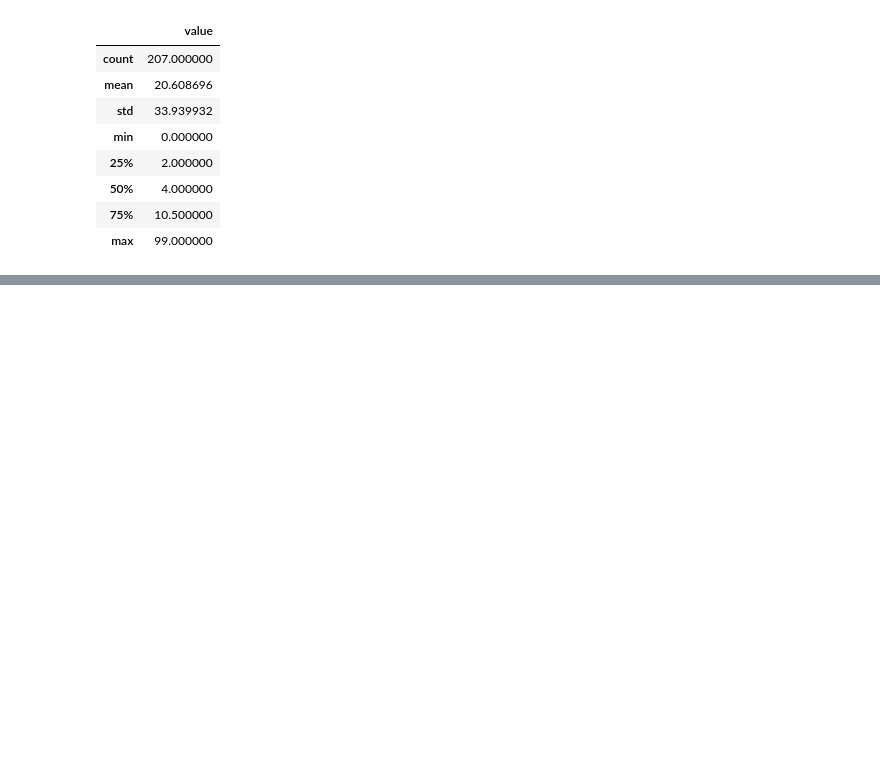
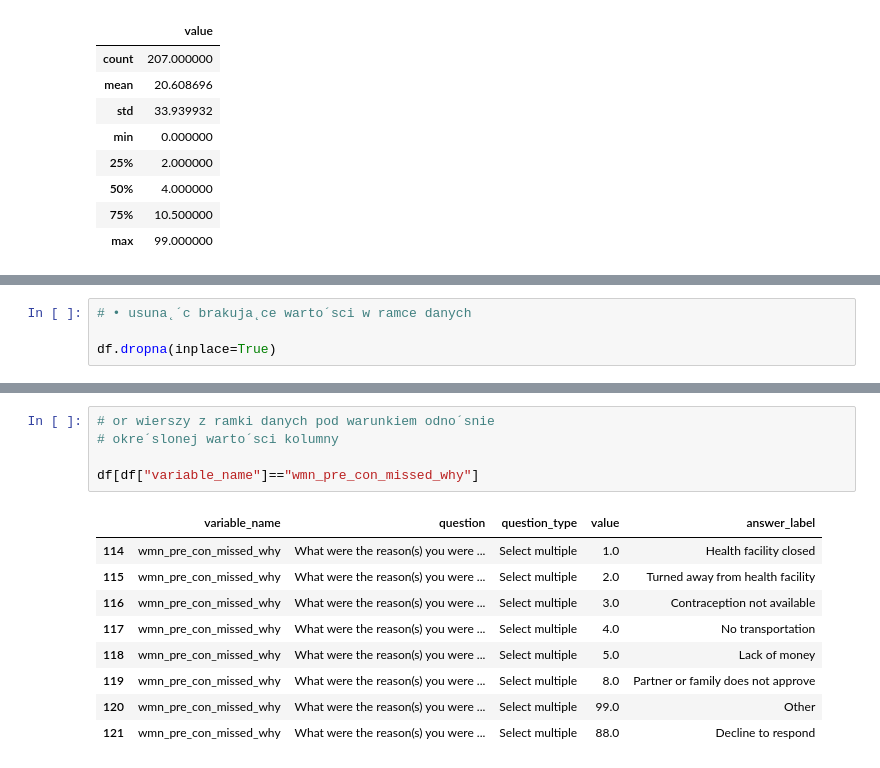
Before and after one commit to hgf700/Lessons_About_Data, a Jupyter notebook: Lab1/Untitled.ipynb, the cells around one changed output, grey strips where cells are left out. Drawn from its saved outputs; the diff is of its cells as text; blank space fills up the shorter version.

```diff
--- a/Lab1/Untitled.ipynb
+++ b/Lab1/Untitled.ipynb
@@ -118,0 +134,4 @@ df.describe()
+# %%
+# • usuna˛´c brakuja˛ce warto´sci w ramce danych
+
+df.dropna(inplace=True)
@@ -118,0 +177,15 @@ df.describe()
+# %%
+# or wierszy z ramki danych pod warunkiem odno´snie
+# okre´slonej warto´sci kolumny
+
+df[df["variable_name"]=="wmn_pre_con_missed_why"]
+# %% [output]
+|  | variable_name | question | question_type | value | answer_label |
+| 114 | wmn_pre_con_missed_why | What were the reason(s) you were ... | Select multiple | 1.0 | Health facility closed |
+| 115 | wmn_pre_con_missed_why | What were the reason(s) you were ... | Select multiple | 2.0 | Turned away from health facility |
+| 116 | wmn_pre_con_missed_why | What were the reason(s) you were ... | Select multiple | 3.0 | Contraception not available |
+| 117 | wmn_pre_con_missed_why | What were the reason(s) you were ... | Select multiple | 4.0 | No transportation |
+| 118 | wmn_pre_con_missed_why | What were the reason(s) you were ... | Select multiple | 5.0 | Lack of money |
+| 119 | wmn_pre_con_missed_why | What were the reason(s) you were ... | Select multiple | 8.0 | Partner or family does not approve |
+| 120 | wmn_pre_con_missed_why | What were the reason(s) you were ... | Select multiple | 99.0 | Other |
+| 121 | wmn_pre_con_missed_why | What were the reason(s) you were ... | Select multiple | 88.0 | Decline to respond |
```
Also changed, not shown: parts of 6 cells of this notebook.
